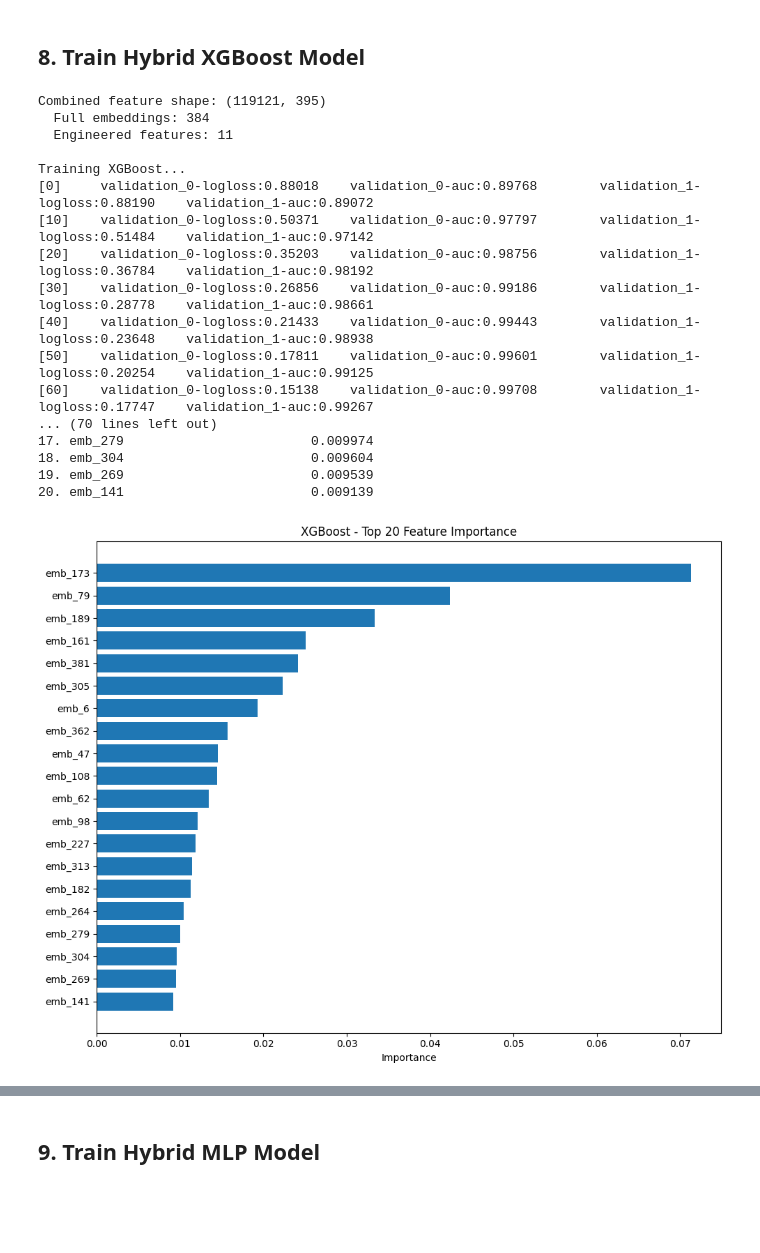
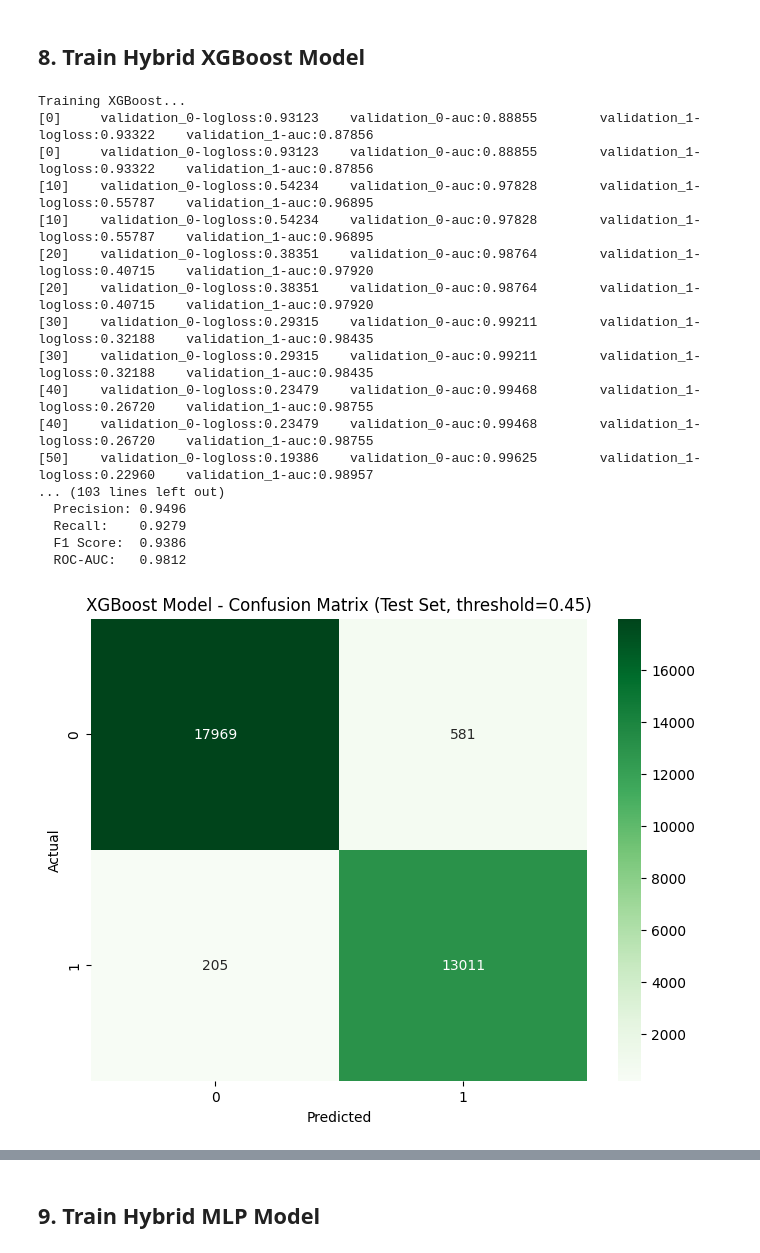
Before and after one commit to Latandu/PhishStop, a Jupyter notebook: app/models/train_models_with_wandb.ipynb, the cells around one changed output, grey strips where cells are left out. Saved outputs shown, nothing was run; the diff lists cells and outputs as text; code cells hidden in the pictures; blank space fills up the shorter version.

```diff
--- a/app/models/train_models_with_wandb.ipynb
+++ b/app/models/train_models_with_wandb.ipynb
@@ -1135,16 +780,15 @@ External Validation:
 ## 8. Train Hybrid XGBoost Model
 # %%
 X_xgb_train = np.concatenate([X_emb_train, features_train], axis=1)
+X_xgb_val = np.concatenate([X_emb_val, features_val], axis=1)
 X_xgb_test = np.concatenate([X_emb_test, features_test], axis=1)
 X_xgb_external = np.concatenate([X_emb_external, features_external], axis=1)
 
-print(f"Combined feature shape: {X_xgb_train.shape}")
-print(f"  Full embeddings: {X_emb_train.shape[1]}")
-print(f"  Engineered features: {features_train.shape[1]}")
+y_train_xgb = train_df['phishing'].to_numpy()
+y_val_xgb = val_df['phishing'].to_numpy()
 
 scale_pos_weight = config['xgb_scale_pos_weight']
 
-# Train XGBoost with WandB callback
 xgb_clf = xgb.XGBClassifier(
     max_depth=config["xgb_max_depth"],
     n_estimators=config["xgb_n_estimators"],
@@ -1160,9 +804,10 @@ xgb_clf = xgb.XGBClassifier(
 )
 
 print("\nTraining XGBoost...")
+# Use VALIDATION set for early stopping (not test set!)
 xgb_clf.fit(
-    X_xgb_train, y_train,
-    eval_set=[(X_xgb_train, y_train), (X_xgb_test, y_test)],
+    X_xgb_train, y_train_xgb,
+    eval_set=[(X_xgb_train, y_train_xgb), (X_xgb_val, y_val_xgb)],
     verbose=10
 )
 
@@ -1193,7 +838,7 @@ xgb_external_metrics = {
     'roc_auc': roc_auc_score(y_external, y_proba_ext_xgb)
 }
 
-print(f"\n XGBoost Hybrid Model (threshold={phishing_threshold})")
+print(f"\nXGBoost Hybrid Model (threshold={phishing_threshold})")
 print(f"\nTest Set Performance:")
 print(f"  Accuracy:  {xgb_test_metrics['accuracy']:.4f}")
 print(f"  Precision: {xgb_test_metrics['precision']:.4f}")
@@ -1208,7 +853,6 @@ print(f"  Recall:    {xgb_external_metrics['recall']:.4f}")
 print(f"  F1 Score:  {xgb_external_metrics['f1']:.4f}")
 print(f"  ROC-AUC:   {xgb_external_metrics['roc_auc']:.4f}")
 
-# Log to WandB
 wandb.log({
     "xgboost/phishing_threshold": phishing_threshold,
     "xgboost/scale_pos_weight": scale_pos_weight,
@@ -1216,68 +860,49 @@ wandb.log({
     "xgboost/test_precision": xgb_test_metrics['precision'],
     "xgboost/test_recall": xgb_test_metrics['recall'],
     "xgboost/test_f1": xgb_test_metrics['f1'],
     "xgboost/test_roc_auc": xgb_test_metrics['roc_auc'],
     "xgboost/external_accuracy": xgb_external_metrics['accuracy'],
     "xgboost/external_precision": xgb_external_metrics['precision'],
     "xgboost/external_recall": xgb_external_metrics['recall'],
     "xgboost/external_f1": xgb_external_metrics['f1'],
     "xgboost/external_roc_auc": xgb_external_metrics['roc_auc'],
 })
 
-feature_names = [f"emb_{i}" for i in range(X_emb_train.shape[1])] + numeric_features
-importance = xgb_clf.feature_importances_
-feature_importance = sorted(zip(feature_names, importance), key=lambda x: x[1], reverse=True)
-
-print(f"\nTop 20 most important features:")
-for i, (name, imp) in enumerate(feature_importance[:20], 1):
-    print(f"{i:2d}. {name:<30s} {imp:.6f}")
-
-fig, ax = plt.subplots(figsize=(10, 8))
-top_features = feature_importance[:20]
-ax.barh([f[0] for f in top_features][::-1], [f[1] for f in top_features][::-1])
-ax.set_xlabel('Importance')
-ax.set_title('XGBoost - Top 20 Feature Importance')
-plt.tight_layout()
-wandb.log({"xgboost/feature_importance": wandb.Image(fig)})
-plt.show()
-plt.close()
-
-# Confusion matrix for XGBoost
 cm = confusion_matrix(y_test, y_pred_test_xgb)
 fig_cm, ax_cm = plt.subplots(figsize=(8, 6))
 sns.heatmap(cm, annot=True, fmt='d', cmap='Greens', ax=ax_cm)
 ax_cm.set_xlabel('Predicted')
 ax_cm.set_ylabel('Actual')
 ax_cm.set_title(f'XGBoost Model - Confusion Matrix (Test Set, threshold={phishing_threshold})')
-wandb.log({"xgboost/confusion_matrix": wandb.Image(fig_cm)})
+wandb.log({"xgboost/confusion_matrix_test": wandb.Image(fig_cm)})
 plt.show()
 plt.close()
 
 cm = confusion_matrix(y_external, y_pred_ext_xgb)
 fig, ax = plt.subplots(figsize=(8, 6))
 sns.heatmap(cm, annot=True, fmt='d', cmap='Blues', ax=ax)
 ax.set_xlabel('Predicted')
 ax.set_ylabel('Actual')
 ax.set_title(f'XGBoost Model - Confusion Matrix (External Set, threshold={phishing_threshold})')
+wandb.log({"xgboost/confusion_matrix_external": wandb.Image(fig)})
 plt.show()
-wandb.log({"xgboost/confusion_matrix": wandb.Image(fig)})
 plt.close()
 # %% [output]
-Combined feature shape: (119121, 395)
-  Full embeddings: 384
-  Engineered features: 11
-
 Training XGBoost...
-[0]     validation_0-logloss:0.88018    validation_0-auc:0.89768        validation_1-logloss:0.88190    validation_1-auc:0.89072
-[10]    validation_0-logloss:0.50371    validation_0-auc:0.97797        validation_1-logloss:0.51484    validation_1-auc:0.97142
-[20]    validation_0-logloss:0.35203    validation_0-auc:0.98756        validation_1-logloss:0.36784    validation_1-auc:0.98192
-[30]    validation_0-logloss:0.26856    validation_0-auc:0.99186        validation_1-logloss:0.28778    validation_1-auc:0.98661
-[40]    validation_0-logloss:0.21433    validation_0-auc:0.99443        validation_1-logloss:0.23648    validation_1-auc:0.98938
-[50]    validation_0-logloss:0.17811    validation_0-auc:0.99601        validation_1-logloss:0.20254    validation_1-auc:0.99125
-[60]    validation_0-logloss:0.15138    validation_0-auc:0.99708        validation_1-logloss:0.17747    validation_1-auc:0.99267
-... (70 lines left out)
-17. emb_279                        0.009974
-18. emb_304                        0.009604
-19. emb_269                        0.009539
-20. emb_141                        0.009139
+[0]     validation_0-logloss:0.93123    validation_0-auc:0.88855        validation_1-logloss:0.93322    validation_1-auc:0.87856
+[0]     validation_0-logloss:0.93123    validation_0-auc:0.88855        validation_1-logloss:0.93322    validation_1-auc:0.87856
+[10]    validation_0-logloss:0.54234    validation_0-auc:0.97828        validation_1-logloss:0.55787    validation_1-auc:0.96895
+[10]    validation_0-logloss:0.54234    validation_0-auc:0.97828        validation_1-logloss:0.55787    validation_1-auc:0.96895
+[20]    validation_0-logloss:0.38351    validation_0-auc:0.98764        validation_1-logloss:0.40715    validation_1-auc:0.97920
+[20]    validation_0-logloss:0.38351    validation_0-auc:0.98764        validation_1-logloss:0.40715    validation_1-auc:0.97920
+[30]    validation_0-logloss:0.29315    validation_0-auc:0.99211        validation_1-logloss:0.32188    validation_1-auc:0.98435
+[30]    validation_0-logloss:0.29315    validation_0-auc:0.99211        validation_1-logloss:0.32188    validation_1-auc:0.98435
+[40]    validation_0-logloss:0.23479    validation_0-auc:0.99468        validation_1-logloss:0.26720    validation_1-auc:0.98755
+[40]    validation_0-logloss:0.23479    validation_0-auc:0.99468        validation_1-logloss:0.26720    validation_1-auc:0.98755
+[50]    validation_0-logloss:0.19386    validation_0-auc:0.99625        validation_1-logloss:0.22960    validation_1-auc:0.98957
+... (103 lines left out)
+  Precision: 0.9496
+  Recall:    0.9279
+  F1 Score:  0.9386
+  ROC-AUC:   0.9812
-[figure, old version]
+[figure, new version]
```
Also changed, not shown: parts of 17 cells of this notebook, 8 other files.
